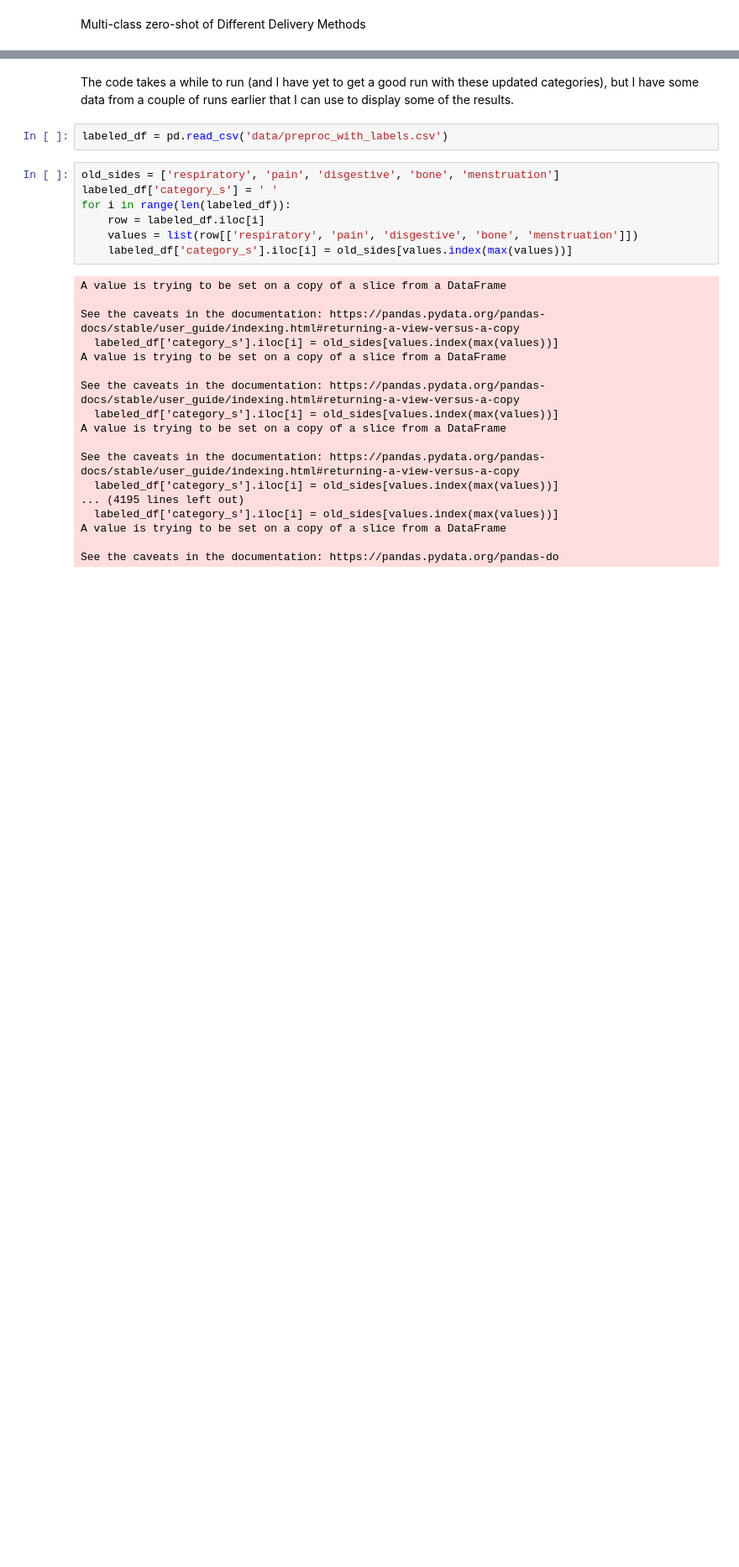
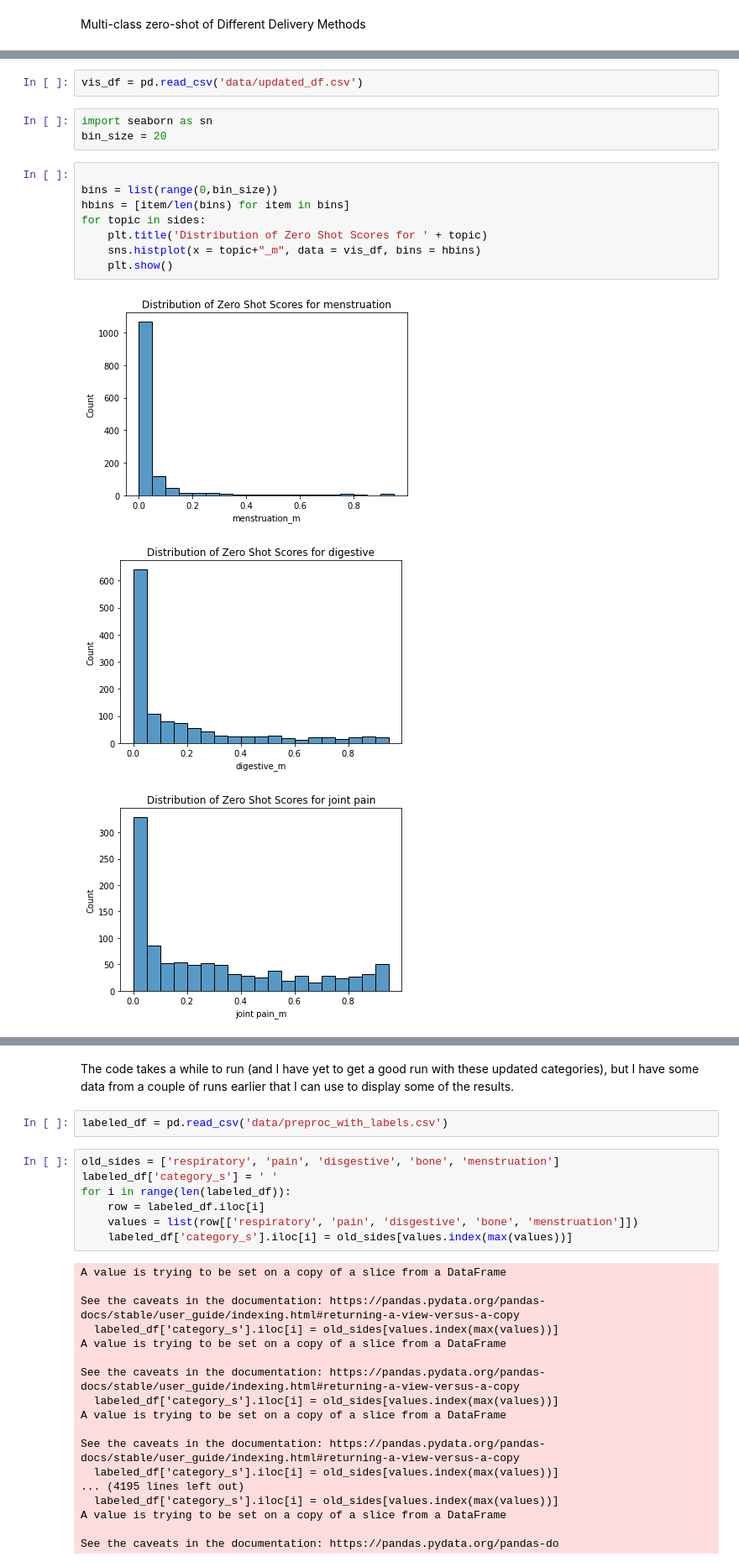
Before and after one commit to woonsupkim/DrugReview, a Jupyter notebook: Wblaise_nlp.ipynb, the cells around one changed output, grey strips where cells are left out. Shown at 84% size. Saved outputs shown, nothing was run; the diff lists cells and outputs as text; blank space fills up the shorter version.

```diff
--- a/blaise_nlp.ipynb
+++ b/Wblaise_nlp.ipynb
@@ -228,0 +281,17 @@ for j in range(len(df)):
+# %%
+vis_df = pd.read_csv('data/updated_df.csv')
+# %%
+import seaborn as sn
+bin_size = 20
+# %%
+
+bins = list(range(0,bin_size))
+hbins = [item/len(bins) for item in bins]
+for topic in sides:
+    plt.title('Distribution of Zero Shot Scores for ' + topic)
+    sns.histplot(x = topic+"_m", data = vis_df, bins = hbins)
+    plt.show()
+# %% [output]
+[figure, added]
+[figure, added]
+[figure, added]
```
Also changed, not shown: parts of 22 cells of this notebook.
